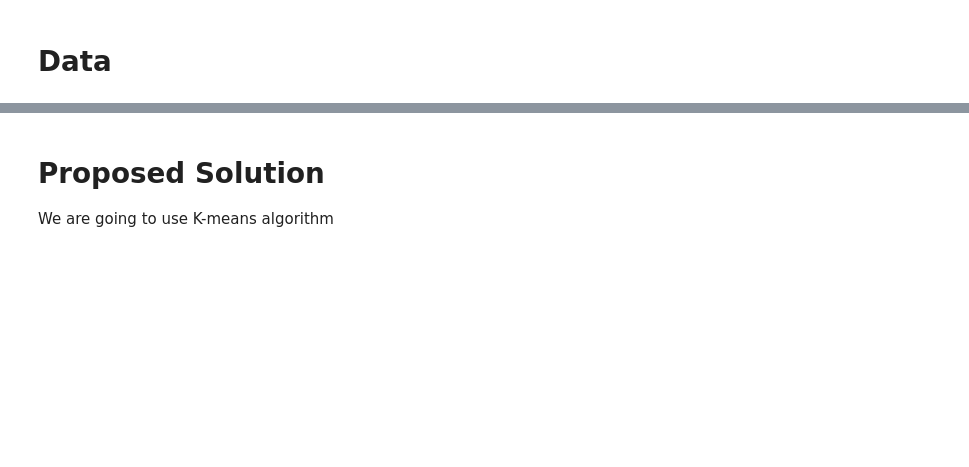
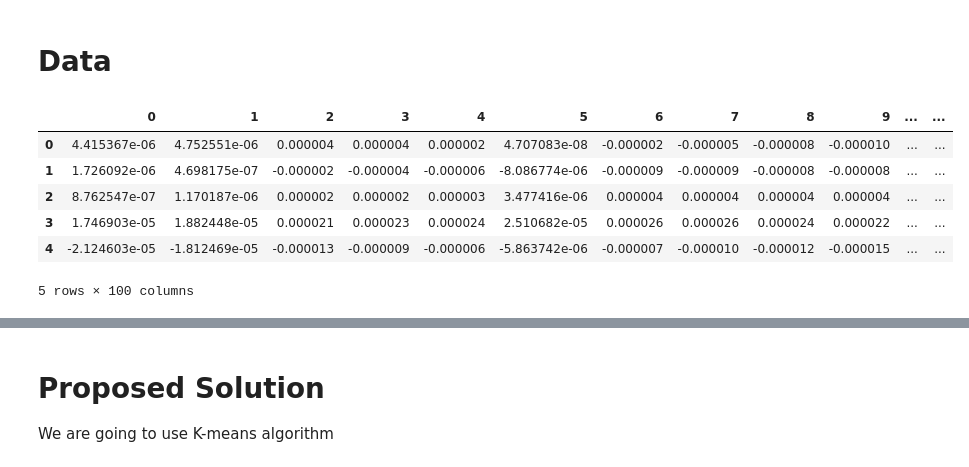
Before and after one commit to COGS118A/Group016-Sp22, a Jupyter notebook: Checkpoint_group016.ipynb, the cells around one changed output, grey strips where cells are left out. Cells and saved outputs as stored; diff of their text form; code cells hidden in the pictures; blank space fills up the shorter version.

```diff
--- a/Checkpoint_group016.ipynb
+++ b/Checkpoint_group016.ipynb
@@ -29,0 +43,12 @@ We want to be able to automate k complexes and swindles so that researchers don'
+# %%
+# DataFrame for kcomplexes to be labeled '1'
+# dimension of epochs by voltage_samples
+pd.DataFrame(kcomplex[:,0,:]).head(5)
+# %% [output]
+|  | 0 | 1 | 2 | 3 | 4 | 5 | 6 | 7 | 8 | 9 | ... | ... |
+| 0 | 4.415367e-06 | 4.752551e-06 | 0.000004 | 0.000004 | 0.000002 | 4.707083e-08 | -0.000002 | -0.000005 | -0.000008 | -0.000010 | ... | ... |
+| 1 | 1.726092e-06 | 4.698175e-07 | -0.000002 | -0.000004 | -0.000006 | -8.086774e-06 | -0.000009 | -0.000009 | -0.000008 | -0.000008 | ... | ... |
+| 2 | 8.762547e-07 | 1.170187e-06 | 0.000002 | 0.000002 | 0.000003 | 3.477416e-06 | 0.000004 | 0.000004 | 0.000004 | 0.000004 | ... | ... |
+| 3 | 1.746903e-05 | 1.882448e-05 | 0.000021 | 0.000023 | 0.000024 | 2.510682e-05 | 0.000026 | 0.000026 | 0.000024 | 0.000022 | ... | ... |
+| 4 | -2.124603e-05 | -1.812469e-05 | -0.000013 | -0.000009 | -0.000006 | -5.863742e-06 | -0.000007 | -0.000010 | -0.000012 | -0.000015 | ... | ... |
+5 rows × 100 columns
```
Also changed, not shown: parts of 10 cells of this notebook.
